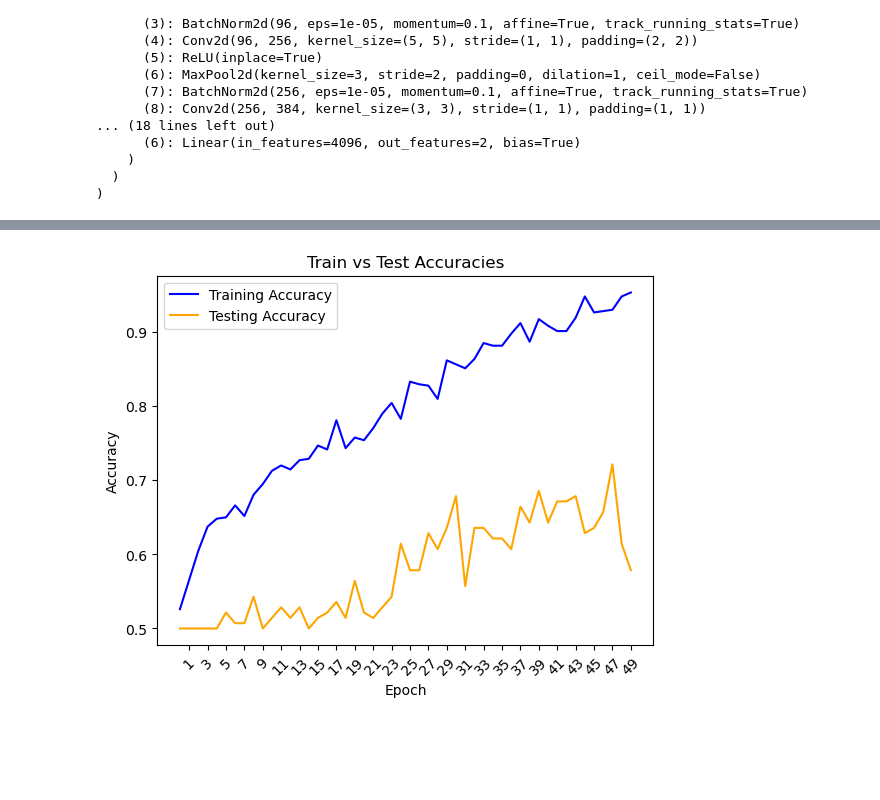
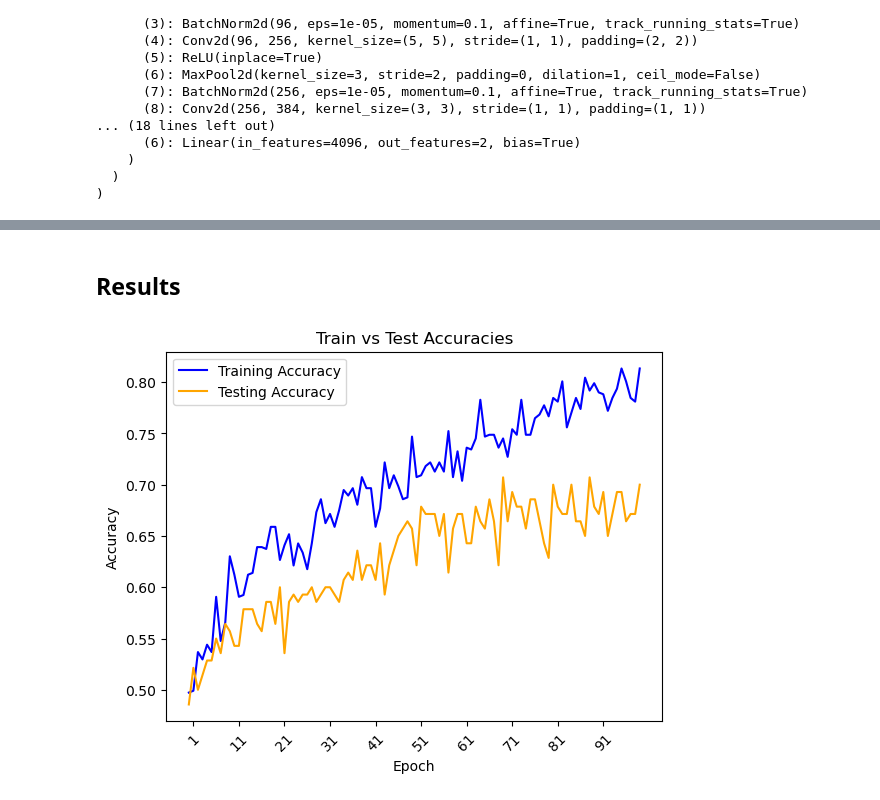
Before and after one commit to ShubhamMisar-12/AlexNet-CatVsDogImageClassification, a Jupyter notebook: cat-vs-dog-alex-net-pytorch.ipynb, the cells around one changed output, grey strips where cells are left out. Drawn from its saved outputs; the diff is of its cells as text; code cells hidden in the pictures; blank space fills up the shorter version.

```diff
--- a/cat-vs-dog-alex-net-pytorch.ipynb
+++ b/cat-vs-dog-alex-net-pytorch.ipynb
@@ -54,10 +56,9 @@ len(dataset)
 557
 # %%
 import torchvision.transforms as transforms
-transform = transforms.Compose([transforms.Resize((205,205)),
+transform = transforms.Compose([transforms.Resize((255,255) ),
                                 transforms.RandomVerticalFlip(),
                                 transforms.RandomHorizontalFlip(),
-                                transforms.Pad(25),
                                 transforms.ToTensor()])
 # %%
 train_dataset = ImageFolder('/kaggle/input/cats-and-dogs-image-classification/train', transform = transform)
@@ -135,8 +136,9 @@ plt.show()
 Create DataLoader
 # %%
 test_dataset = ImageFolder('/kaggle/input/cats-and-dogs-image-classification/test', transform = transforms.Compose([
-    transform,
-    additional_transform
+    transforms.Resize((255, 255)),
+    transforms.ToTensor()
+    ,additional_transform
 ]))
 # %%
 test_dataset
@@ -253,4 +247,4 @@ DataParallel(
 )
 # %%
 criterion = nn.CrossEntropyLoss()
-optimizer = torch.optim.SGD(model.parameters(), lr =  0.001)
+optimizer = torch.optim.SGD(model.parameters(), lr =  0.0001)
@@ -258,7 +254,7 @@ optimizer = torch.optim.SGD(model.parameters(), lr =  0.001)
 # Training loop
 train_accuracies = []
 test_accuracies = []
-num_epochs = 50
+num_epochs = 100
 for epoch in range(num_epochs):
     # Training
     model.train()
@@ -339,17 +335,19 @@ Epoch 12/50 - Train Loss: 0.5529 - Train Acc: 0.7199 - Test Loss: 2.8284 - Test
+# %% [markdown]
+## Results
 # %%
 import seaborn as sns
 # %%
-sns.lineplot(x = range(50), y = train_accuracies, color = "blue", label = "Training Accuracy")
-sns.lineplot(x = range(50), y = test_accuracies, color = "orange", label = "Testing Accuracy")
+sns.lineplot(x = range(100), y = train_accuracies, color = "blue", label = "Training Accuracy")
+sns.lineplot(x = range(100), y = test_accuracies, color = "orange", label = "Testing Accuracy")
 plt.title("Train vs Test Accuracies")
 plt.xlabel("Epoch")
 plt.ylabel("Accuracy")
-plt.xticks(range(1,50,2), rotation = 45)
+plt.xticks(range(1,100,10), rotation = 45)
 plt.yticks(label = range(1,100,15))
 plt.legend()
 plt.show()
 # %% [output]
-[figure, old version]
+[figure, new version]
 # %%
 from sklearn.metrics import confusion_matrix
 cm = confusion_matrix(all_targets, all_predictions)
```
Also changed, not shown: parts of 13 cells of this notebook.
